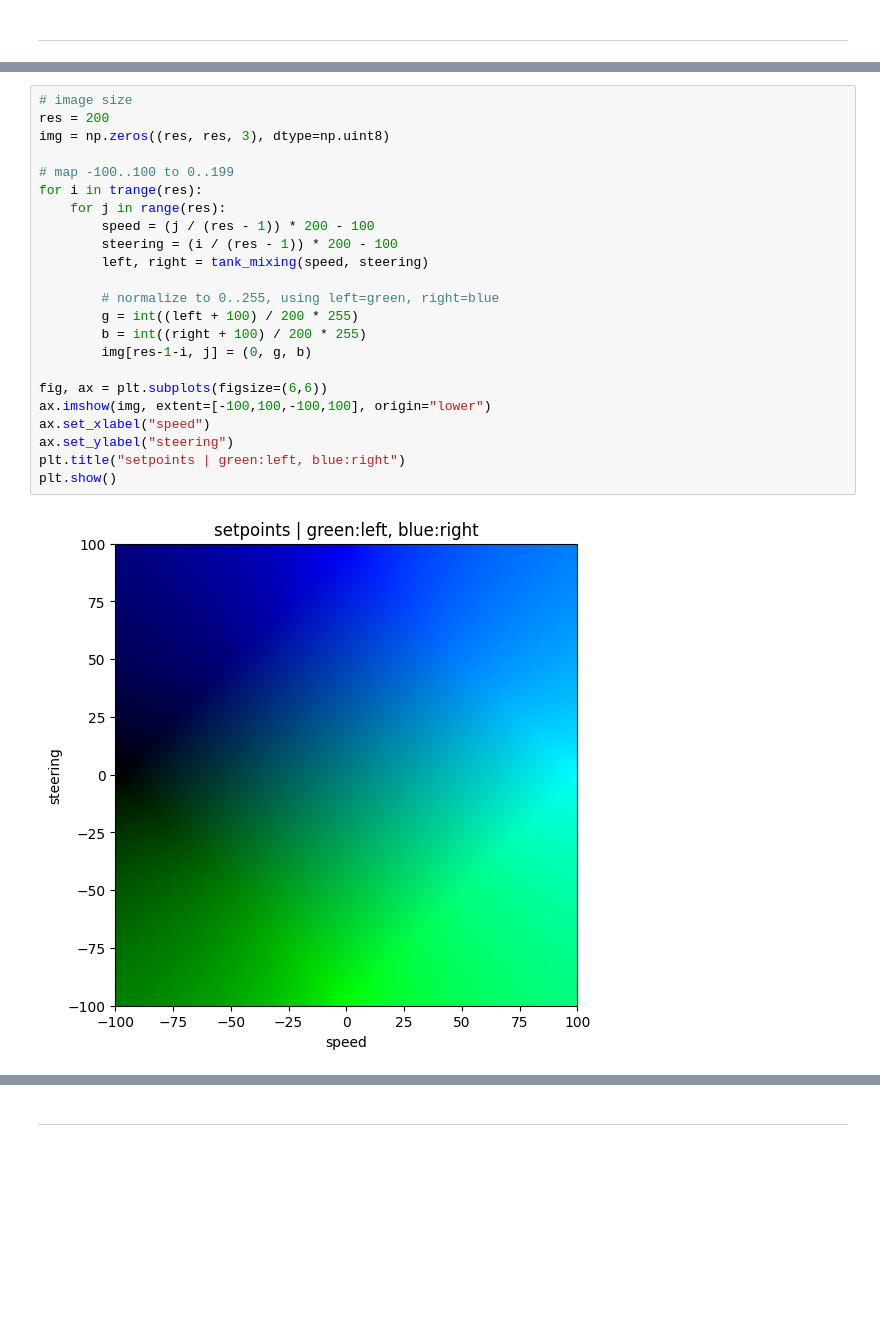
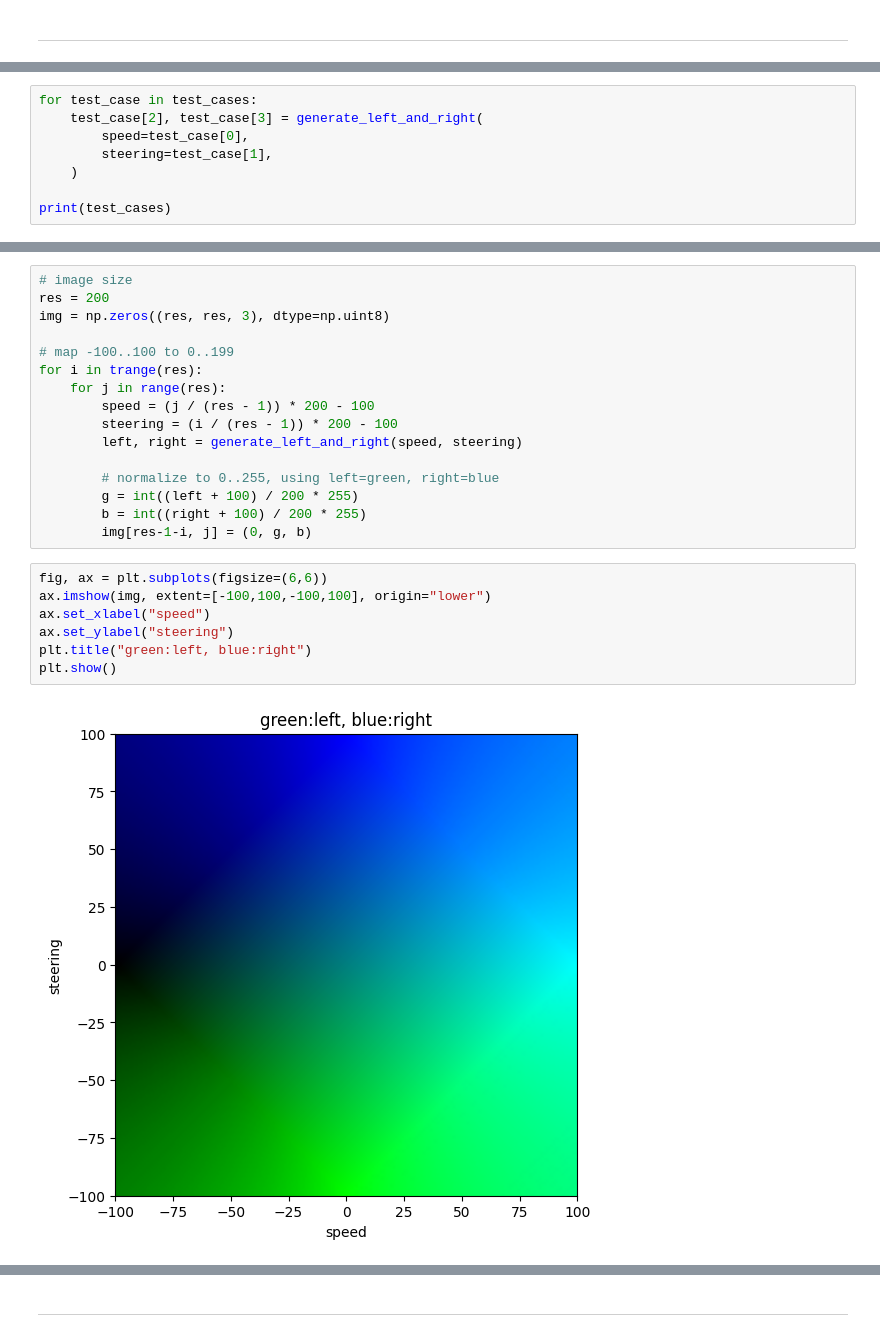
Before and after one commit to kamangir/bluer-ugv, a Jupyter notebook: notebooks/bluer-swallow-steering-setpoint.ipynb, the cells around one changed output, grey strips where cells are left out. Saved outputs shown, nothing was run; the diff lists cells and outputs as text; blank space fills up the shorter version.

```diff
--- a/notebooks/bluer-swallow-steering-setpoint.ipynb
+++ b/notebooks/bluer-swallow-steering-setpoint.ipynb
@@ -29,0 +24,8 @@ def tank_mixing(speed: int, steering: int) -> Tuple[int, int]:
+# %%
+for test_case in test_cases:
+    test_case[2], test_case[3] = generate_left_and_right(
+        speed=test_case[0],
+        steering=test_case[1],
+    )
+
+print(test_cases)
@@ -37,18 +43,18 @@ for i in trange(res):
     for j in range(res):
         speed = (j / (res - 1)) * 200 - 100
         steering = (i / (res - 1)) * 200 - 100
-        left, right = tank_mixing(speed, steering)
+        left, right = generate_left_and_right(speed, steering)
 
         # normalize to 0..255, using left=green, right=blue
         g = int((left + 100) / 200 * 255)
         b = int((right + 100) / 200 * 255)
         img[res-1-i, j] = (0, g, b)
-
-fig, ax = plt.subplots(figsize=(6,6))
-ax.imshow(img, extent=[-100,100,-100,100], origin="lower")
-ax.set_xlabel("speed")
-ax.set_ylabel("steering")
-plt.title("setpoints | green:left, blue:right")
-plt.show()
-# %% [output]
-[figure, removed]
+# %%
+fig, ax = plt.subplots(figsize=(6,6))
+ax.imshow(img, extent=[-100,100,-100,100], origin="lower")
+ax.set_xlabel("speed")
+ax.set_ylabel("steering")
+plt.title("green:left, blue:right")
+plt.show()
+# %% [output]
+[figure, added]
```
Also changed, not shown: parts of 9 cells of this notebook, 19 other files.
